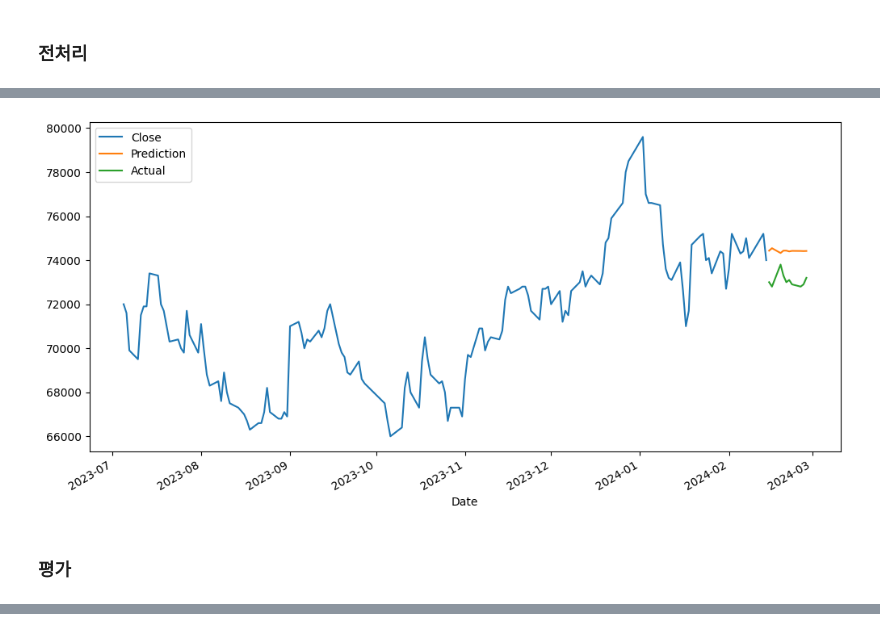
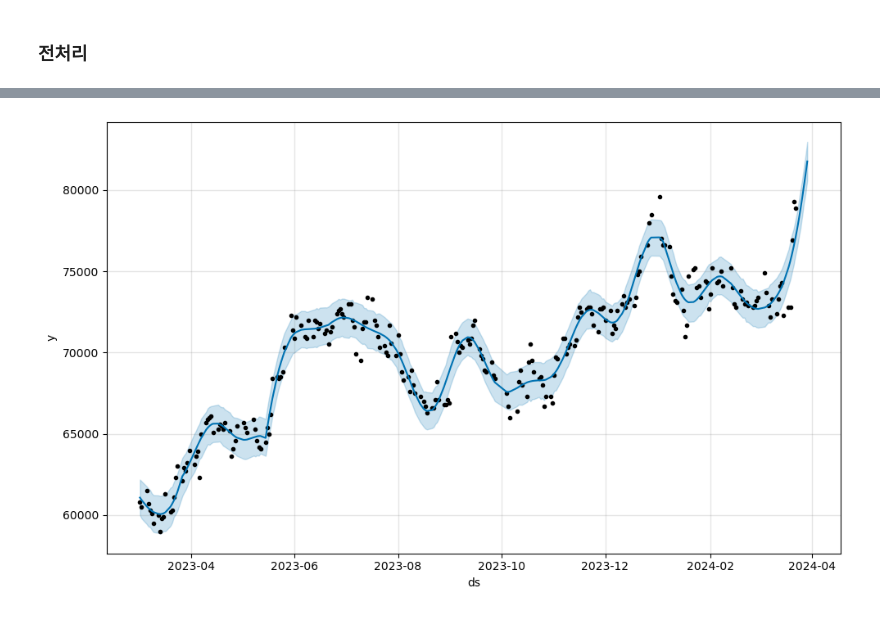
Before and after one commit to Kahkim/Lec_Exp_24_2, a Jupyter notebook: prophet_exp.ipynb, the cells around one changed output, grey strips where cells are left out. Drawn from its saved outputs; the diff is of its cells as text; code cells hidden in the pictures.

```diff
--- a/prophet_exp.ipynb
+++ b/prophet_exp.ipynb
@@ -217,11 +70,58 @@ test_demands: [73000, 72800, 73800, 73300, 73000, 73100, 72900, 72800, 72900, 73
-# %%
-fig, ax = plt.subplots(figsize=(12, 6))
-demands.tail(150).plot(ax =ax)
-ax.plot(test_demands.index, predicts, label='Prediction')
-ax.plot(test_demands.index, test_demands.to_list(), label='Actual')
-ax.legend(loc='upper left')
-plt.show()
-# %% [output]
-[figure, removed]
-# %% [markdown]
-### 평가
+# %%
+#https://unfinishedgod.netlify.app/2021/04/21/python-%EC%82%BC%EC%84%B1%EC%A0%84%EC%9E%90-%EC%A3%BC%EA%B0%80-%EC%98%88%EC%B8%A1/
+
+# https://wikidocs.net/233162
+
+# https://velog.io/@euisuk-chung/Prophet%EC%9D%84-%ED%99%9C%EC%9A%A9%ED%95%9C-%EC%8B%9C%EA%B3%84%EC%97%B4-%EC%98%88%EC%B8%A1
+
+#필요한 패키지 불러오기
+import pandas as pd
+from prophet import Prophet
+from prophet.plot import add_changepoints_to_plot
+
+#데이터
+# df = pd.read_csv('https://raw.githubusercontent.com/facebook/prophet/main/examples/example_wp_log_peyton_manning.csv')
+
+# print(df)
+
+#모델 피팅
+# pro = Prophet(changepoint_prior_scale=0.05)
+
+# 2.7%
+pro = Prophet(
+                # seasonality_mode = 'multiplicative',
+                 yearly_seasonality=True,
+                 weekly_seasonality=False,
+                 daily_seasonality=False,
+                 changepoint_prior_scale=0.5)
+
+#0.5%
+pro = Prophet(
+                seasonality_mode = 'multiplicative',
+                 yearly_seasonality=True,
+                 weekly_seasonality=False,
+                 daily_seasonality=False,
+                 changepoint_prior_scale=0.5)
+
+# demands.loc[demands['y'] > 80000, 'y'] = None
+# demands['cap'] = 90000
+# pro = Prophet(    changepoint_prior_scale=0.05,
+#     yearly_seasonality=10,
+#     daily_seasonality=False)
+# pro.add_seasonality(name='weekly', period=5, fourier_order=5)
+
+pro.fit(demands)
+
+#예측
+# future = pro.make_future_dataframe(periods=14)
+future = pro.make_future_dataframe(periods = 7, freq = 'd')
+# future['cap'] = 90000
+
+forecast = pro.predict(future)
+
+#시각화
+fig1 = pro.plot(forecast)
+
+#분해 시각화
+# fig2 = pro.plot_components(forecast)
+# %% [output]
@@ -227,0 +130 @@ plt.show()
+[figure, added]
```
Also changed, not shown: parts of 26 cells of this notebook, 3 other files.
